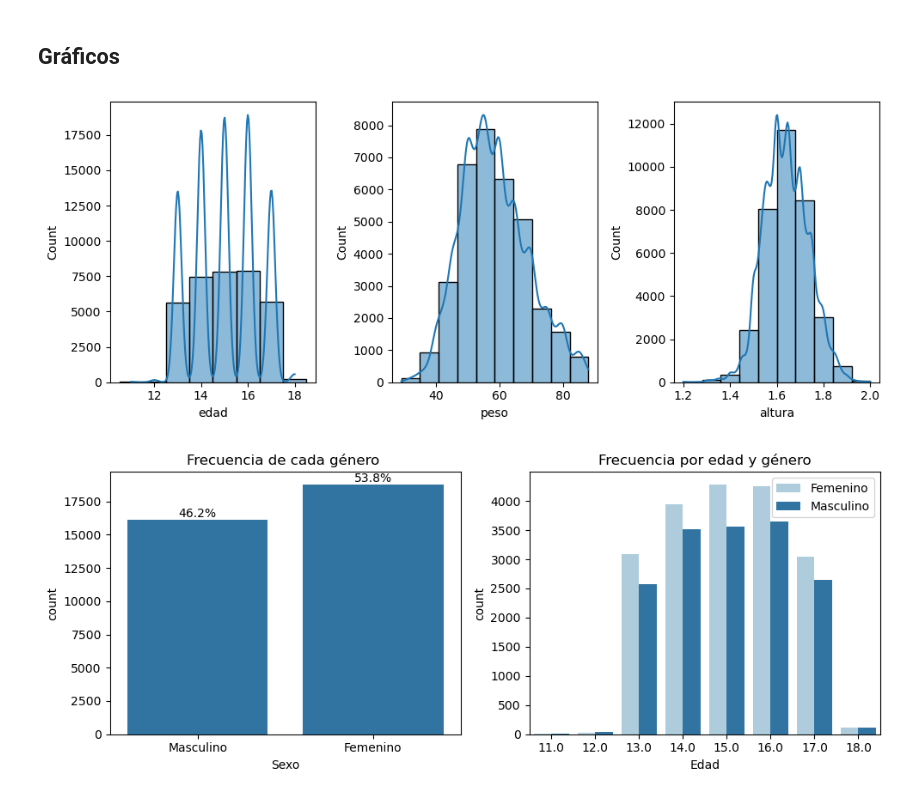
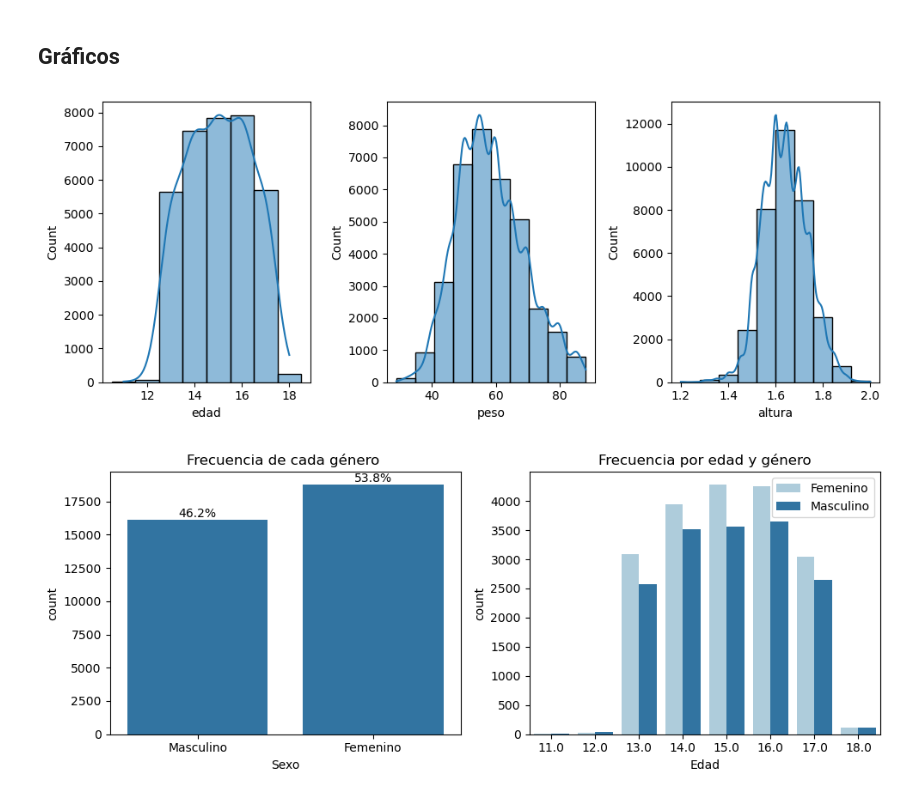
Before and after one commit to gabisluciana/DataScience-Ingenias, a Jupyter notebook: Segunda Entrega/Segunda_entrega.ipynb, the cells around one changed output. Cells and saved outputs as stored; diff of their text form; code cells hidden in the pictures.

```diff
--- a/Segunda Entrega/Segunda_entrega.ipynb
+++ b/Segunda Entrega/Segunda_entrega.ipynb
@@ -482,6 +467,9 @@ dtype: int64
 df.to_csv("EMSE_DatosAnalisisBullying.csv", index=False)
 # %% [markdown]
 ## Transformación de datos categóricos
+# %%
+#Cargar CSV anterior
+df = pd.read_csv("EMSE_DatosAnalisisBullying.csv")
 # %% [markdown]
 _Como primera medida transformaremos las columnas que solo tengan los valores "Si" y "No" por 1 y 0 respectivamente_
 # %%
@@ -736,12 +742,12 @@ memory usage: 17.3+ MB
 # %%
 #Gráfico de densidad de las columnas numéricas
 fig, ax = plt.subplots(1,3, figsize=(10, 4))
-sns.histplot(df.edad,discrete=True, kde=True, ax=ax[0])
+sns.histplot(df.edad, discrete=True, kde=True, kde_kws={"bw_adjust": 3},  ax=ax[0])
 sns.histplot(df.peso, bins = 10,kde=True, ax=ax[1])
 sns.histplot(df.altura, bins = 10,kde=True, ax=ax[2])
 fig.tight_layout()
 # %% [output]
-[figure, old version]
+[figure, new version]
 # %%
 #Frecuencia por edad y sexo
 fig, axes = plt.subplots(1,2, figsize=(10, 4))
```
Also changed, not shown: parts of 60 cells of this notebook, 2 other files.
